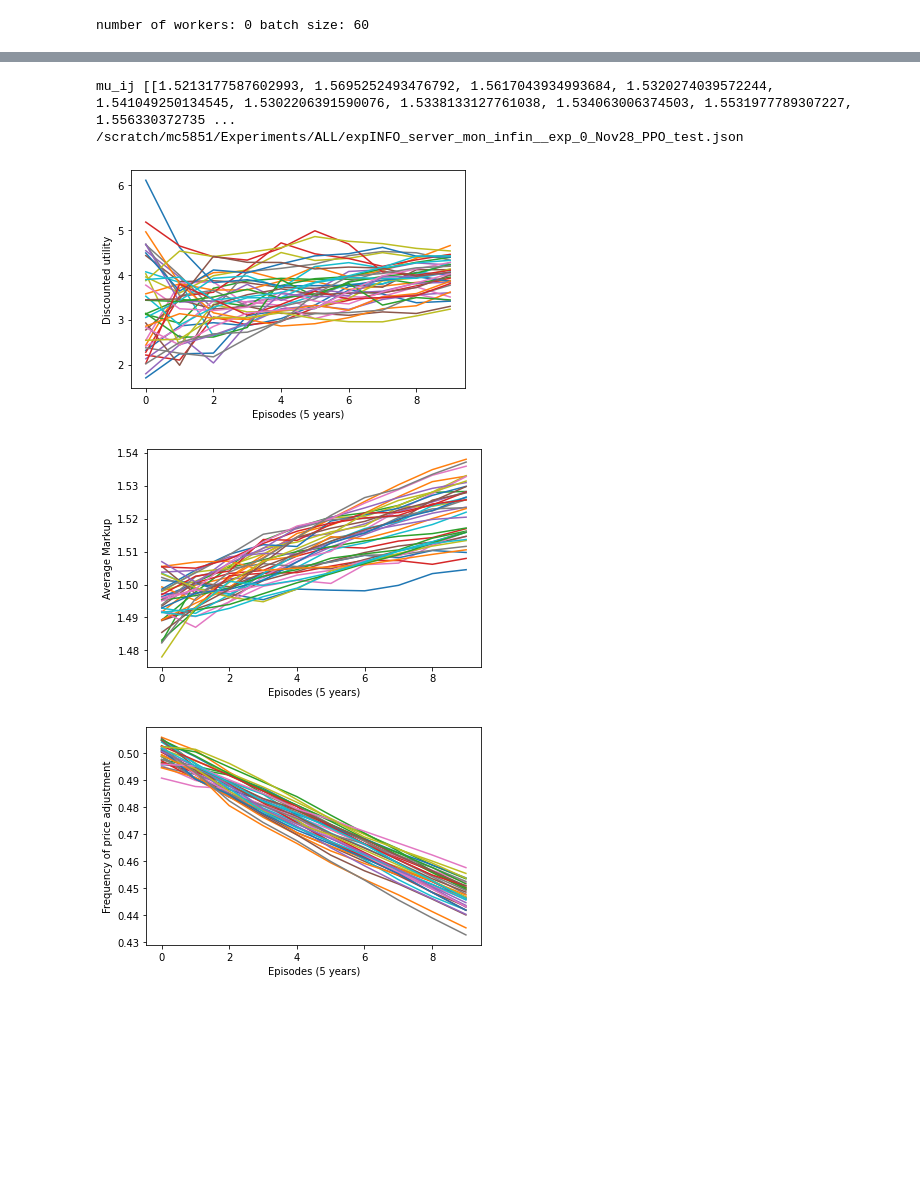
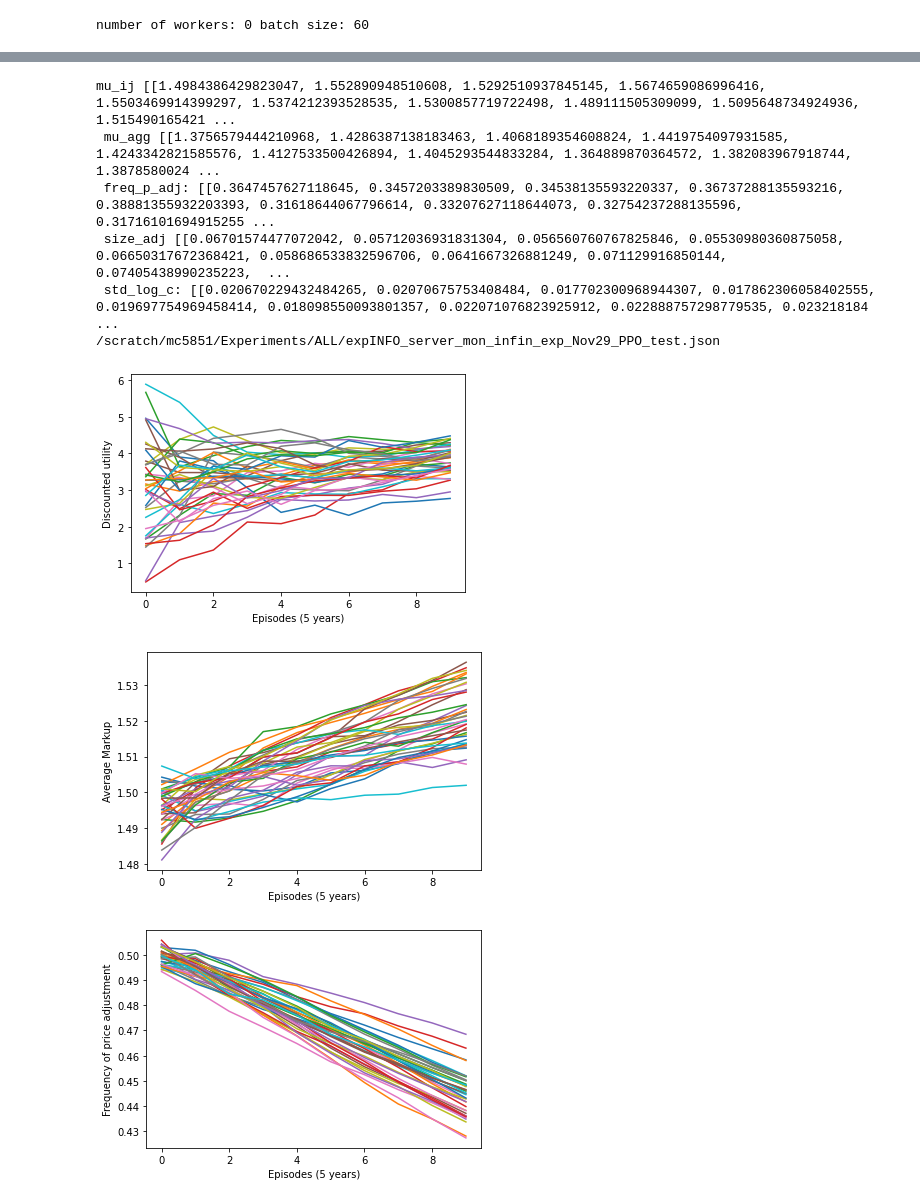
Before and after one commit to marketsAI/marketsAI, a Jupyter notebook: marketsai/mon_policy/run_Nov28_1.ipynb, the cells around one changed output, grey strips where cells are left out. Drawn from its saved outputs; the diff is of its cells as text; code cells hidden in the pictures; blank space fills up the shorter version.

```diff
--- a/marketsai/mon_policy/run_Nov28_1.ipynb
+++ b/marketsai/mon_policy/run_Nov28_1.ipynb
@@ -34,8 +34,8 @@ import random
 """ STEP 0: Experiment configs """
 
 # global configss
-DATE = "Nov28_"
-ENV_LABEL = "mon_infin_"
+DATE = "Nov29_"
+ENV_LABEL = "mon_infin"
 OBS_IDSHOCK = False
 INFL_REGIME = "low"
 NATIVE = False
@@ -85,7 +85,7 @@ else:
 n_firms_LIST = [2]  # list with number of agents for each run
 n_inds_LIST = [200]
 ITERS_TEST = 10  # number of iteration for test
-ITERS_RUN = 2500  # number of iteration for fullrun
+ITERS_RUN = 1000  # number of iteration for fullrun
 
 
 # Other economic Hiperparameteres.
@@ -129,7 +129,7 @@ else:
 # checkpointing, evaluation during trainging and stopage
 CHKPT_FREQ = 1000
 if TEST:
-    EVAL_HORIZON = 50
+    EVAL_HORIZON = 60
     EVAL_INTERVAL = ITERS_TEST
     EVAL_EPISODES = 1
     SIMUL_EPISODES = 1
@@ -186,6 +186,7 @@ class MyCallbacks(DefaultCallbacks):
         )
         episode.user_data["rewards"] = []
         episode.user_data["markup_ij_avge"] = []
+        episode.user_data["markup_agg"] = []
         episode.user_data["freq_p_adj"] = []
         episode.user_data["size_adj"] = []
         episode.user_data["log_c"] = []
@@ -205,6 +206,9 @@ class MyCallbacks(DefaultCallbacks):
 
             episode.user_data["markup_ij_avge"].append(
                 episode.last_info_for(0)["mean_mu_ij"]
+            )
+            episode.user_data["markup_agg"].append(
+                episode.last_info_for(0)["mu"]
             )
             episode.user_data["freq_p_adj"].append(
                 episode.last_info_for(0)["move_freq"]
@@ -233,6 +237,9 @@ class MyCallbacks(DefaultCallbacks):
         )
         episode.custom_metrics["mean_markup_ij"] = np.mean(
             episode.user_data["markup_ij_avge"]
+        )
+        episode.custom_metrics["mean_mu_agg"] = np.mean(
+            episode.user_data["markup_agg"]
         )
         episode.custom_metrics["freq_p_adj"] = np.mean(episode.user_data["freq_p_adj"])
         episode.custom_metrics["size_adj"] = np.mean(episode.user_data["size_adj"])
@@ -627,6 +629,7 @@ if SAVE_EXP_INFO:
         "results_eval": [
             rewards_eval,
             mu_ij_eval,
+            mu_agg_eval,
             freq_p_adj_eval,
             size_adj_eval,
             std_log_c_eval,
@@ -635,6 +638,7 @@ if SAVE_EXP_INFO:
         "results": [
             rewards,
             mu_ij,
+            mu_agg,
             freq_p_adj,
             size_adj,
             std_log_c,
@@ -645,10 +649,18 @@ if SAVE_EXP_INFO:
     print(
         "mu_ij",
         mu_ij_eval,
+        "\n",
+        "mu_agg",
+        mu_agg_eval,
+        "\n",
         "freq_p_adj:",
         freq_p_adj_eval,
+        "\n",
         "size_adj",
         size_adj_eval,
+        "\n",
+        "std_log_c:",
+        std_log_c_eval,
     )
 
     with open(OUTPUT_PATH_EXPERS + "expINFO_" + EXP_NAME + ".json", "w+") as f:
@@ -663,70 +675,74 @@ if PLOT_PROGRESS:
     for ind, n_firms in enumerate(n_firms_LIST):
         for i in range(NUM_TRIALS):
             learning_plot = sn.lineplot(
-                data=learning_dta[ind][i],
+                data=learning_dta[0][i],
                 y=f"discounted_rewards_trial_{i}",
-                x=learning_dta[ind][i].index,
+                x=learning_dta[0][i].index,
             )
         learning_plot = learning_plot.get_figure()
         plt.ylabel("Discounted utility")
         plt.xlabel("Episodes (5 years)")
         # plt.legend(labels=[f"trial {i}" for i in range(NUM_TRIALS)])
         learning_plot.savefig(
-            OUTPUT_PATH_FIGURES + "progress_rewards" + exp_names[ind] + "_min" + ".png"
+            OUTPUT_PATH_FIGURES + "progress_rewards" + exp_names[0] + "_min" + ".png"
         )
         plt.show()
         plt.close()
 
         for i in range(NUM_TRIALS):
             learning_plot = sn.lineplot(
-                data=learning_dta[ind][i],
+                data=learning_dta[0][i],
                 y=f"mu_ij_trial_{i}",
-                x=learning_dta[ind][i].index,
+                x=learning_dta[0][i].index,
             )
         learning_plot = learning_plot.get_figure()
         plt.ylabel("Average Markup")
         plt.xlabel("Episodes (5 years)")
         # plt.legend(labels=[f"trial {i}" for i in range(NUM_TRIALS)])
         learning_plot.savefig(
-            OUTPUT_PATH_FIGURES + "progress_mu_ij" + exp_names[ind] + "_min" + ".png"
+            OUTPUT_PATH_FIGURES + "progress_mu_ij" + exp_names[0] + "_min" + ".png"
         )
         plt.show()
         plt.close()
 
         for i in range(NUM_TRIALS):
             learning_plot = sn.lineplot(
-                data=learning_dta[ind][i],
+                data=learning_dta[0][i],
                 y=f"freq_p_adj_trial_{i}",
-                x=learning_dta[ind][i].index,
+                x=learning_dta[0][i].index,
             )
         learning_plot = learning_plot.get_figure()
         plt.ylabel("Frequency of price adjustment")
         plt.xlabel("Episodes (5 years)")
         # plt.legend(labels=[f"trial {i}" for i in range(NUM_TRIALS)])
         learning_plot.savefig(
-            OUTPUT_PATH_FIGURES + "progress_freq_p_adj" + exp_names[ind] + "_min" + ".png"
+            OUTPUT_PATH_FIGURES + "progress_freq_p_adj" + exp_names[0] + "_min" + ".png"
         )
         plt.show()
         plt.close()
 
         for i in range(NUM_TRIALS):
             learning_plot = sn.lineplot(
-                data=learning_dta[ind][i],
+                data=learning_dta[0][i],
                 y=f"size_adj_trial_{i}",
-                x=learning_dta[ind][i].index,
+                x=learning_dta[0][i].index,
             )
         learning_plot = learning_plot.get_figure()
         plt.ylabel("Size of Adjustment")
         plt.xlabel("Episodes (10 years)")
         # plt.legend(labels=[f"trial {i}" for i in range(NUM_TRIALS)])
         learning_plot.savefig(
-            OUTPUT_PATH_FIGURES + "progress_size_adj" + exp_names[ind] + "_min" + ".png"
+            OUTPUT_PATH_FIGURES + "progress_size_adj" + exp_names[0] + "_min" + ".png"
         )
         plt.show()
         plt.close()
 # %% [output]
-mu_ij [[1.5213177587602993, 1.5695252493476792, 1.5617043934993684, 1.5320274039572244, 1.541049250134545, 1.5302206391590076, 1.5338133127761038, 1.534063006374503, 1.5531977789307227, 1.556330372735 ...
-/scratch/mc5851/Experiments/ALL/expINFO_server_mon_infin__exp_0_Nov28_PPO_test.json
+mu_ij [[1.4984386429823047, 1.552890948510608, 1.5292510937845145, 1.5674659086996416, 1.5503469914399297, 1.5374212393528535, 1.5300857719722498, 1.489111505309099, 1.5095648734924936, 1.515490165421 ...
+ mu_agg [[1.3756579444210968, 1.4286387138183463, 1.4068189354608824, 1.4419754097931585, 1.4243342821585576, 1.4127533500426894, 1.4045293544833284, 1.364889870364572, 1.382083967918744, 1.3878580024 ...
+ freq_p_adj: [[0.3647457627118645, 0.3457203389830509, 0.34538135593220337, 0.36737288135593216, 0.38881355932203393, 0.31618644067796614, 0.33207627118644073, 0.32754237288135596, 0.31716101694915255 ...
+ size_adj [[0.06701574477072042, 0.05712036931831304, 0.056560760767825846, 0.05530980360875058, 0.06650317672368421, 0.058686533832596706, 0.0641667326881249, 0.071129916850144, 0.07405438990235223,  ...
+ std_log_c: [[0.020670229432484265, 0.02070675753408484, 0.017702300968944307, 0.017862306058402555, 0.019697754969458414, 0.018098550093801357, 0.022071076823925912, 0.022888757298779535, 0.023218184 ...
+/scratch/mc5851/Experiments/ALL/expINFO_server_mon_infin_exp_Nov29_PPO_test.json
-[figure, old version]
+[figure, new version]
-[figure, old version]
+[figure, new version]
-[figure, old version]
+[figure, new version]
```
Also changed, not shown: parts of 5 cells of this notebook, 3 other files.
